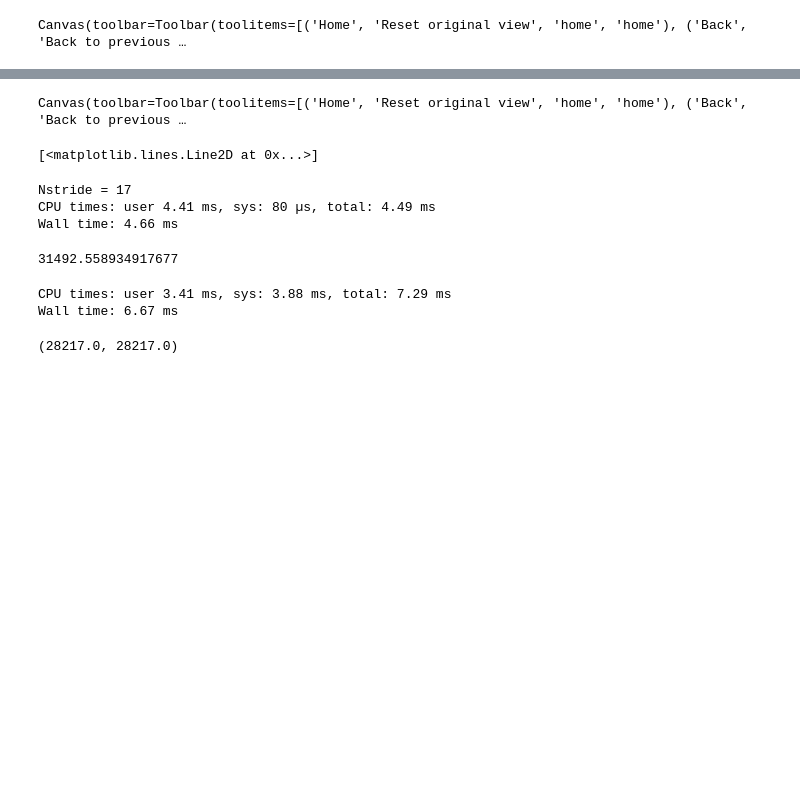
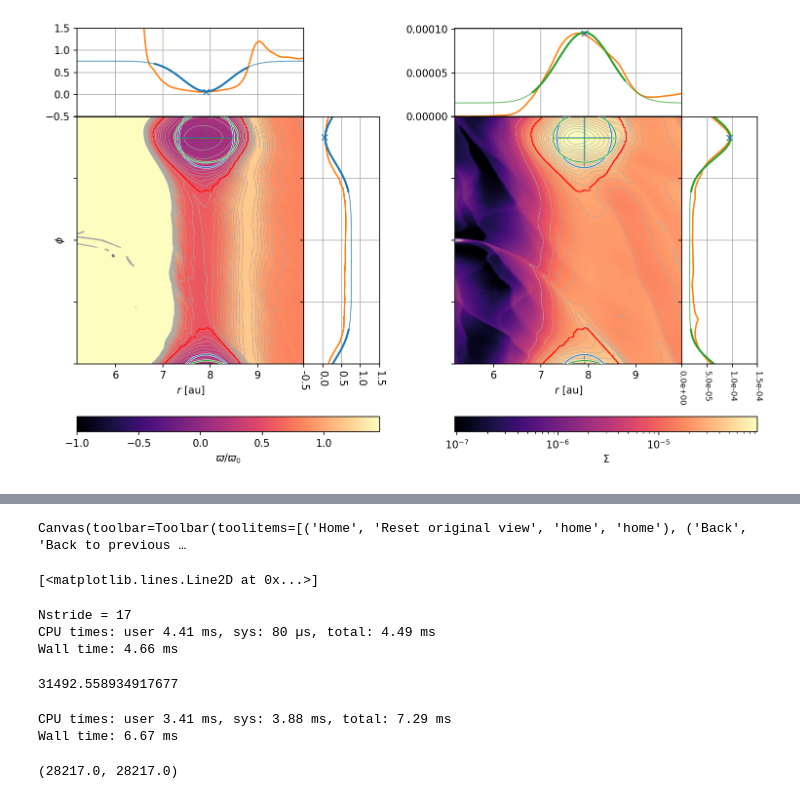
Before and after one commit to rometsch/vortector, a Jupyter notebook: notebooks/Vortex Detection.ipynb, the cells around one changed output, grey strips where cells are left out. Saved outputs shown, nothing was run; the diff lists cells and outputs as text; code cells hidden in the pictures; blank space fills up the shorter version.

```diff
--- a/notebooks/Vortex Detection.ipynb
+++ b/notebooks/Vortex Detection.ipynb
@@ -48,8 +46,8 @@ from src.vortector.contour import detect_elliptic_contours
 # Noutput = 222
 
 # big vortex example
-simid = "3625e016"
-Noutput = 200
+# simid = "3625e016"
+# Noutput = 200
 
 # easy example
 
@@ -102,6 +100,14 @@ Noutput = 200
 # simid = "f14ce0ba"
 # Noutput = 387
 
+# growing planet
+simid = "06f2cc46"
+# Noutput = 47
+Noutput = 100
+
+simid = "139400f3"
+Noutput = 100
+
 
 levels = [float(x) for x in np.arange(-1,1.5,0.05)]
 
@@ -110,10 +116,10 @@ levels = [float(x) for x in np.arange(-1,1.5,0.05)]
 #     X, Y, Xc, Yc, A, vortensity, vorticity, Rho, Rho_background = calc_quantities()
 #     run_vortector()
 
-Xc, Yc, A, vortensity, vorticity, Rho, Rho_background = provide_simulation_data(simid, Noutput)
+Xc, Yc, A, vortensity, vorticity, Rho, Rho_background = provide_simulation_data(simid, Noutput, skip_cache=True)
 # %%
-%matplotlib notebook
-Rlims = [5.2, 15]
+%matplotlib inline
+Rlims = [5.2, 10]
 nl = np.argmin(np.abs(Xc[:,0]-Rlims[0]))
 nr = np.argmin(np.abs(Xc[:,0]-Rlims[1]))
 vd = Vortector(Xc[nl:nr,:], Yc[nl:nr,:], A[nl:nr,:], vortensity[nl:nr,:], Rho[nl:nr,:],
@@ -140 +145 @@ Wall time: 190 ms
-Canvas(toolbar=Toolbar(toolitems=[('Home', 'Reset original view', 'home', 'home'), ('Back', 'Back to previous …
+[figure, added]
```
Also changed, not shown: parts of 6 cells of this notebook, 4 other files.
